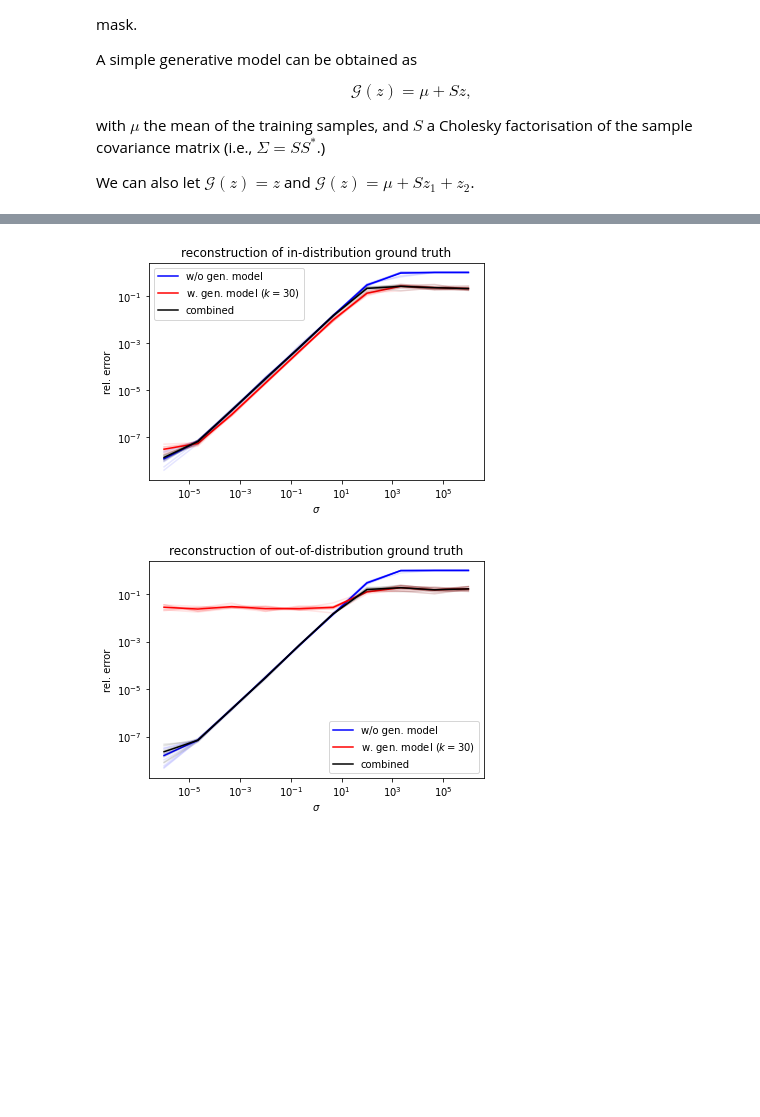
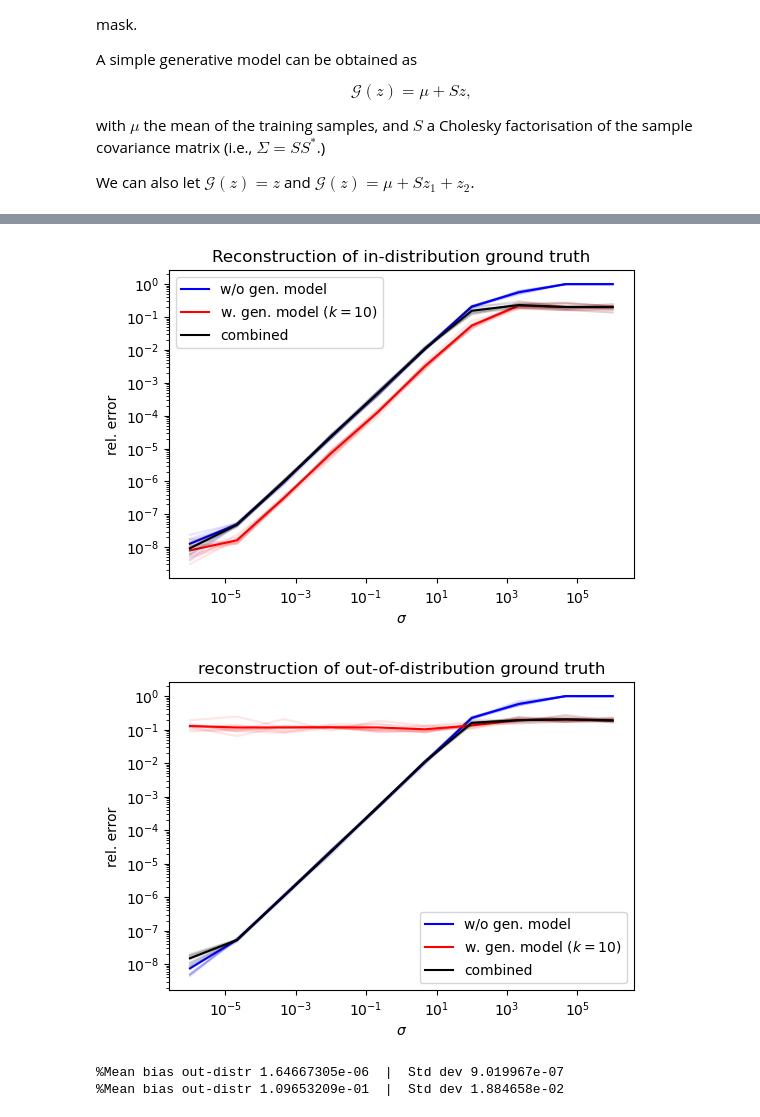
Before and after one commit to Ava99999/signal-thesis, a Jupyter notebook: Github PtyGenography/ptygenography_original.ipynb, the cells around one changed output, grey strips where cells are left out. Cells and saved outputs as stored; diff of their text form; code cells hidden in the pictures; blank space fills up the shorter version.

```diff
--- a/Github PtyGenography/ptygenography_original.ipynb
+++ b/Github PtyGenography/ptygenography_original.ipynb
@@ -153,0 +156,15 @@ nx = int(np.sqrt(n))
+# %%
+# load data set of 3's (10 x 10, 6131 images)
+X = np.load('MNIST_100_only3_train.npy')
+dataset_size = X.shape[0]
+X = X.reshape((dataset_size, -1))
+
+n = X.shape[1]
+nx = int(np.sqrt(n))
+
+print(X.shape)
+
+# verification images
+X_test = np.load('MNIST_100_only3_test.npy')
+test_size = X_test.shape[0]
+X_test = X_test.reshape((test_size, -1))
@@ -174,7 +193,7 @@ mu    = np.mean(X,axis=0)
 Sigma = np.conj((X-mu).T)@(X-mu)/X.shape[0]
 s, U = np.linalg.eigh(Sigma + 1e-6*np.eye(n))
 
-k = 30
+k = 10
 B = U[:,-k:]@np.diag(np.sqrt(s[-k:]))
 
 C = np.concatenate((np.real(B), np.eye(n)), axis=1)
@@ -292,7 +331,7 @@ for i in range(len(sigmas)):
         errors_g[i,j], xhats_g[i,j,:], _, _ = reconstruct(xtrue, A, G, w=1, sigma=sigmas[i], lmbda=sigmas[i])
         errors_c[i,j], xhats_c[i,j,:], _, _ = reconstruct(xtrue, A, H, w=1, sigma=sigmas[i], lmbda=1e1*sigmas[i])
 # %%
-fig, ax = plt.subplots(1)
+fig, ax = plt.subplots(1, figsize = (6,4))
 
 ax.loglog(sigmas, np.mean(errors_i,axis=1), 'b', label='w/o gen. model')
 ax.loglog(sigmas, errors_i, 'b', alpha=1/ns)
@@ -305,12 +344,12 @@ ax.loglog(sigmas, errors_c, 'k', alpha=1/ns)
 
 ax.set_xlabel(r'$\sigma$')
 ax.set_ylabel('rel. error')
-ax.set_title('reconstruction of in-distribution ground truth')
+ax.set_title('Reconstruction of in-distribution ground truth')
 ax.legend()
 
-plt.savefig('example1_recon1.png', dpi=300)
+plt.savefig('MNIST_100_PCA_indistribution.png', dpi=300)
 # %% [output]
-[figure, old version]
+[figure, new version]
 # %%
 # scan over noise levels with and without generative model on out-of-distribution gt
 ns     = 10
@@ -332,22 +371,46 @@ for i in range(len(sigmas)):
         errors_g[i,j], xhats_g[i,j,:], _, _ = reconstruct(xtrue, A, G, w=1, sigma=sigmas[i], lmbda=sigmas[i])
         errors_c[i,j], xhats_c[i,j,:], _, _ = reconstruct(xtrue, A, H, w=1, sigma=sigmas[i], lmbda=1e1*sigmas[i])
 # %%
-fig, ax = plt.subplots(1)
+fig, ax = plt.subplots(1, figsize = (6,4))
 
 ax.loglog(sigmas, np.mean(errors_i,axis=1), 'b', label='w/o gen. model')
 ax.loglog(sigmas, errors_i, 'b', alpha=1/ns)
 
 ax.loglog(sigmas, np.mean(errors_g,axis=1), 'r', label='w. gen. model ($k=$%d)'%k)
 ax.loglog(sigmas, errors_g, 'r', alpha=1/ns)
 
 ax.loglog(sigmas, np.mean(errors_c,axis=1), 'k', label='combined')
 ax.loglog(sigmas, errors_c, 'k', alpha=1/ns)
 
 ax.set_xlabel(r'$\sigma$')
 ax.set_ylabel('rel. error')
 ax.set_title('reconstruction of out-of-distribution ground truth')
 
 ax.legend()
-plt.savefig('example1_recon2.png', dpi=300)
+plt.savefig('MNIST_100_PCA_outdistribution.png', dpi=300)
 # %% [output]
-[figure, old version]
+[figure, new version]
+# %%
+## bias experiments
+# different samples for computing bias as the z0-term for in and out-distribution
+ns     = 10
+
+errors_in = np.zeros(ns)
+xhats_in  = np.zeros((ns, n),dtype='complex')
+
+errors_out = np.zeros(ns)
+xhats_out  = np.zeros((ns, n),dtype='complex')
+
+
+for j in range(ns):
+    x_in = G.eval(np.random.randn(k) + 1j*np.random.randn(k))
+    x_out = X_test[np.random.randint(0,X_test.shape[0])]
+
+    errors_in[j], xhats_in[j,:], _, _ = reconstruct(x_in, I, G, w=1, sigma=0, lmbda=0)
+    errors_out[j], xhats_out[j,:], _, _ = reconstruct(x_out, I, G, w=1, sigma=0, lmbda=0)
+
+print(f"%Mean bias in-distr {np.mean(errors_in):.8e}  |  Std dev {np.std(errors_in):.6e}")
+print(f"%Mean bias out-distr {np.mean(errors_out):.8e}  |  Std dev {np.std(errors_out):.6e}")
+# %% [output]
+%Mean bias out-distr 1.64667305e-06  |  Std dev 9.019967e-07
+%Mean bias out-distr 1.09653209e-01  |  Std dev 1.884658e-02
```
Also changed, not shown: parts of 10 cells of this notebook, 3 other files.
